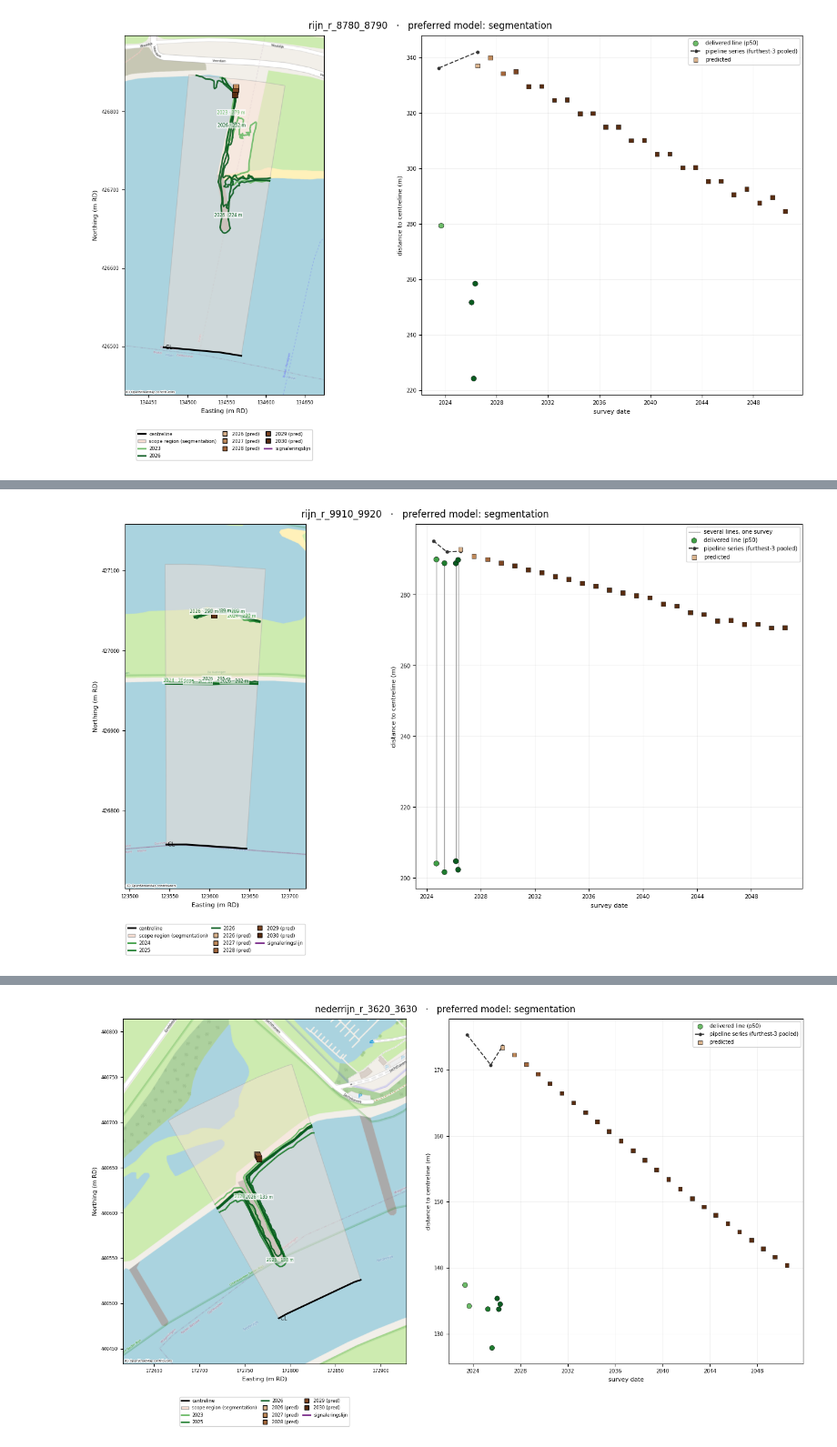
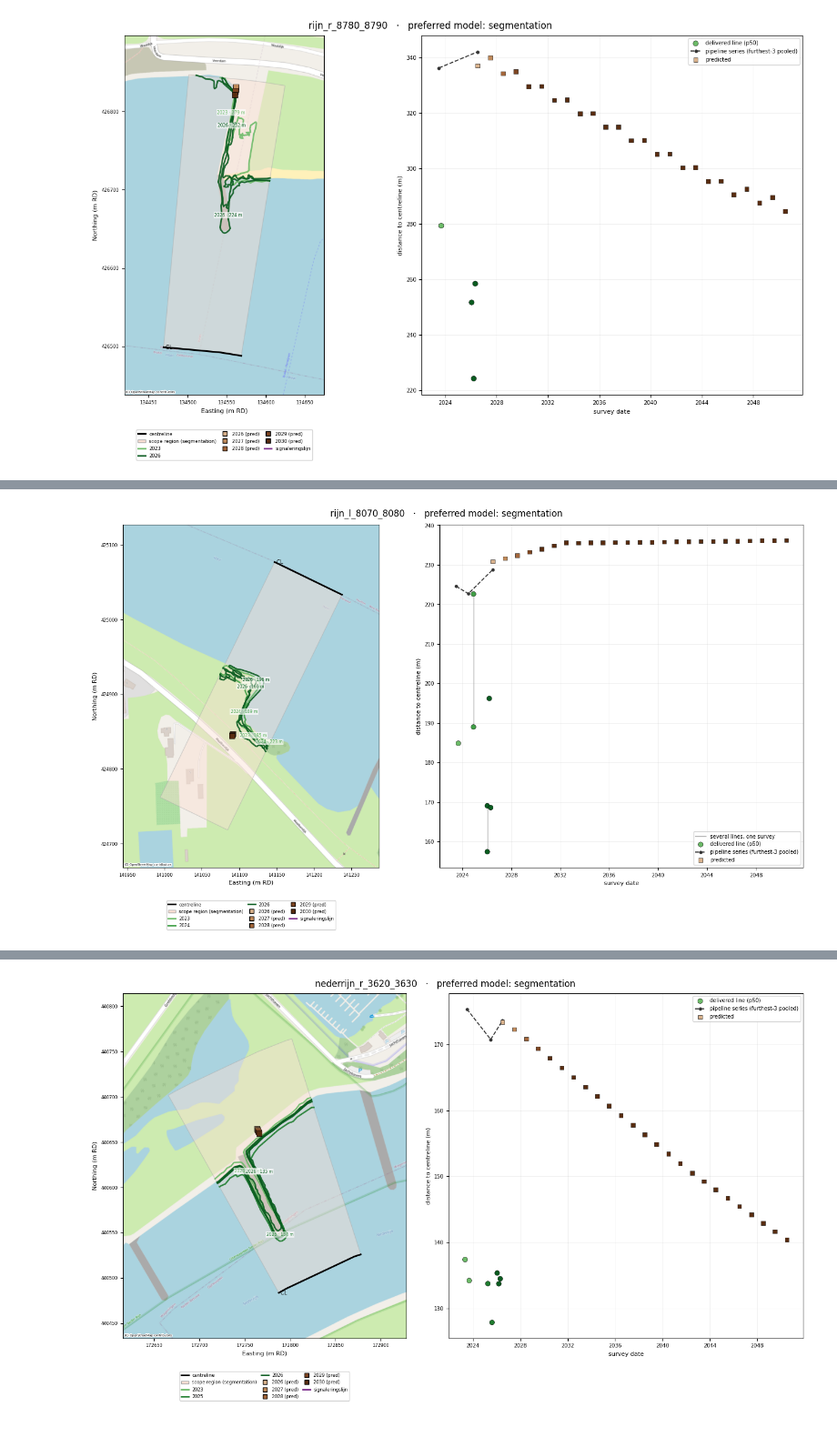
Before and after one commit to HAL24K/wocu-oevererosie, a Jupyter notebook: notebooks/03_resolution.ipynb, the cells around one changed output, grey strips where cells are left out. Shown at 91% size. Drawn from its saved outputs; the diff is of its cells as text; code cells hidden in the pictures.

```diff
--- a/notebooks/03_resolution.ipynb
+++ b/notebooks/03_resolution.ipynb
@@ -72,8 +74,8 @@ plt.show()
 # %%
-fig = ri.inspect('rijn_r_9910_9920')
+fig = ri.inspect('rijn_l_8070_8080')
 plt.show()
 # %% [output]
-[figure, old version]
+[figure, new version]
 # %%
 fig = ri.inspect_resolution('nederrijn_r_3620_3630')
 plt.show()
```
Also changed, not shown: parts of 7 cells of this notebook, 1 other file.
